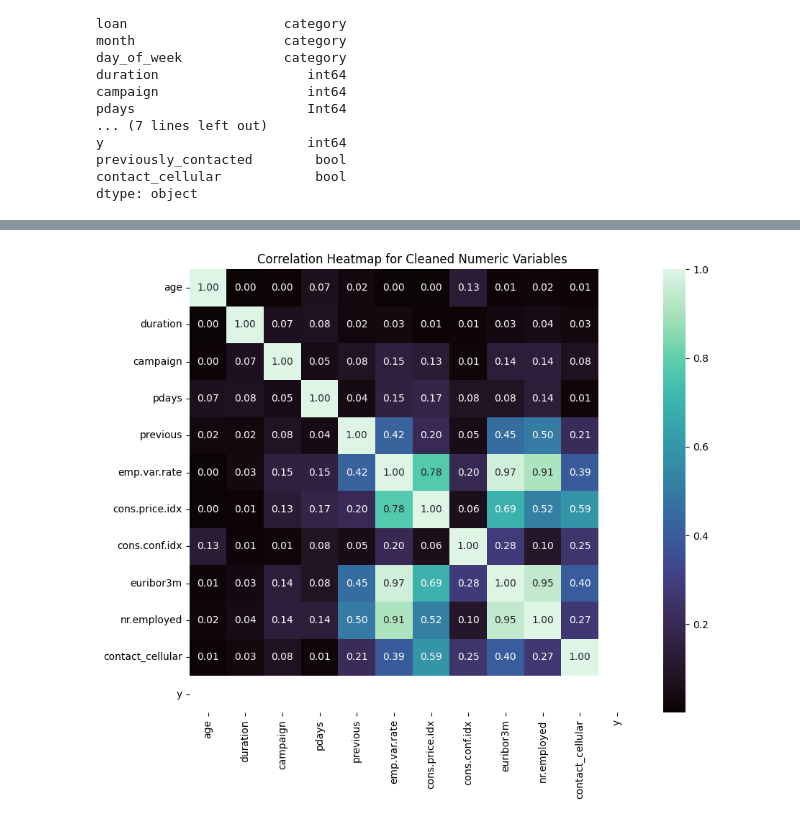
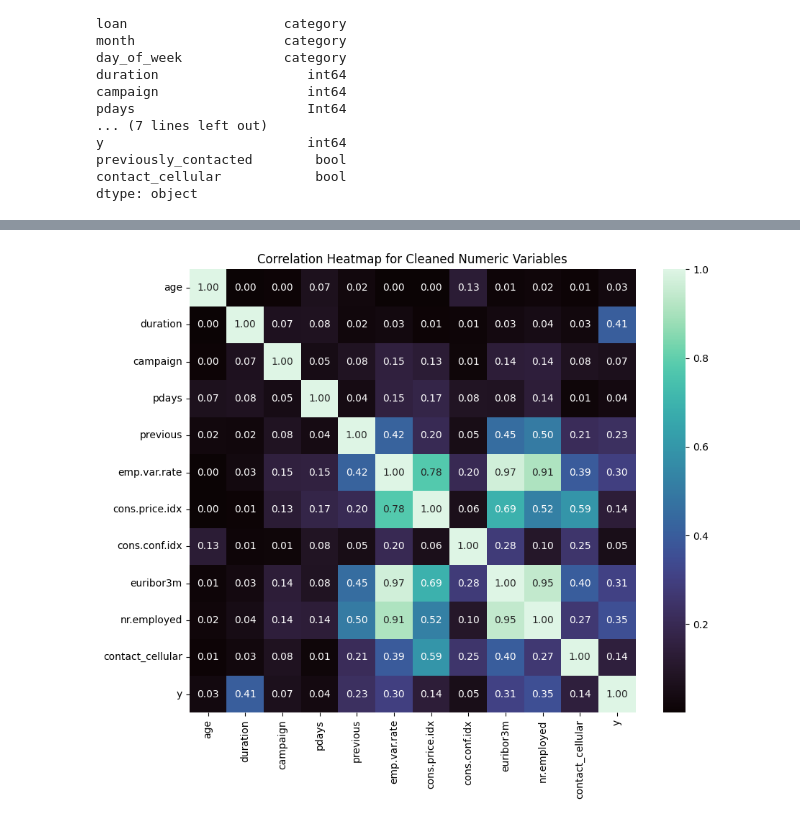
Before and after one commit to Ri-Dearg/adv-an-ca1, a Jupyter notebook: banking.ipynb, the cells around one changed output, grey strips where cells are left out. Cells and saved outputs as stored; diff of their text form; code cells hidden in the pictures.

```diff
--- a/banking.ipynb
+++ b/banking.ipynb
@@ -400,30 +415,25 @@ dtype: object
 # %%
-# turn the values into integers for correlation analysis.
-corr_view = df_to_clean.copy()
-corr_view['contact_cellular'] = corr_view['contact'].eq('cellular').astype(int)
-corr_view['y'] = corr_view['y'].map({'no': 0, 'yes': 1})
-
 # correlation heatmap for numeric variables.
-corr_df = corr_view[
+corr_df = df_to_clean[
     [
         'age',
         'duration',
         'campaign',
         'pdays',
         'previous',
         'emp.var.rate',
         'cons.price.idx',
         'cons.conf.idx',
         'euribor3m',
         'nr.employed',
         'contact_cellular',
         'y',
     ]
 ].corr()
 
 plt.figure(figsize=(10, 8))
 sns.heatmap(np.abs(corr_df), annot=True, fmt='.2f', cmap='mako')
 plt.title('Correlation Heatmap for Cleaned Numeric Variables')
 plt.show()
 # %% [output]
-[figure, old version]
+[figure, new version]
```
Also changed, not shown: parts of 15 cells of this notebook.
